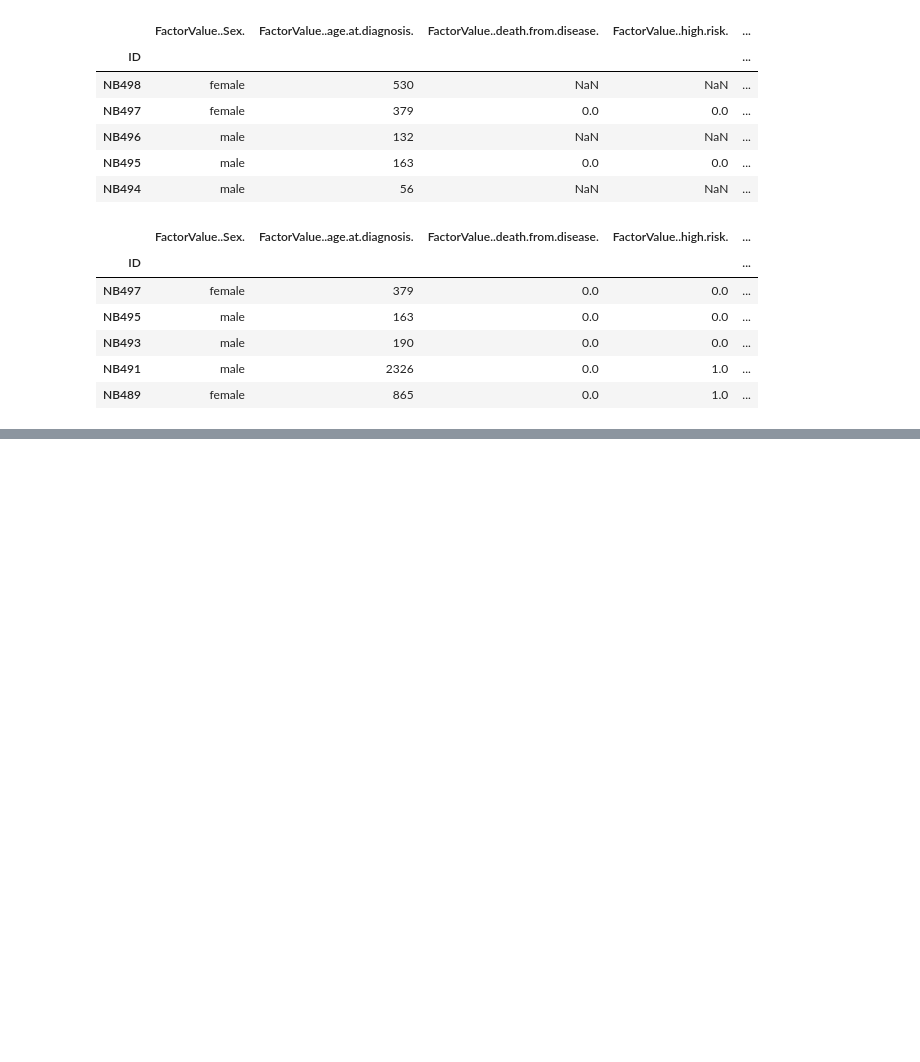
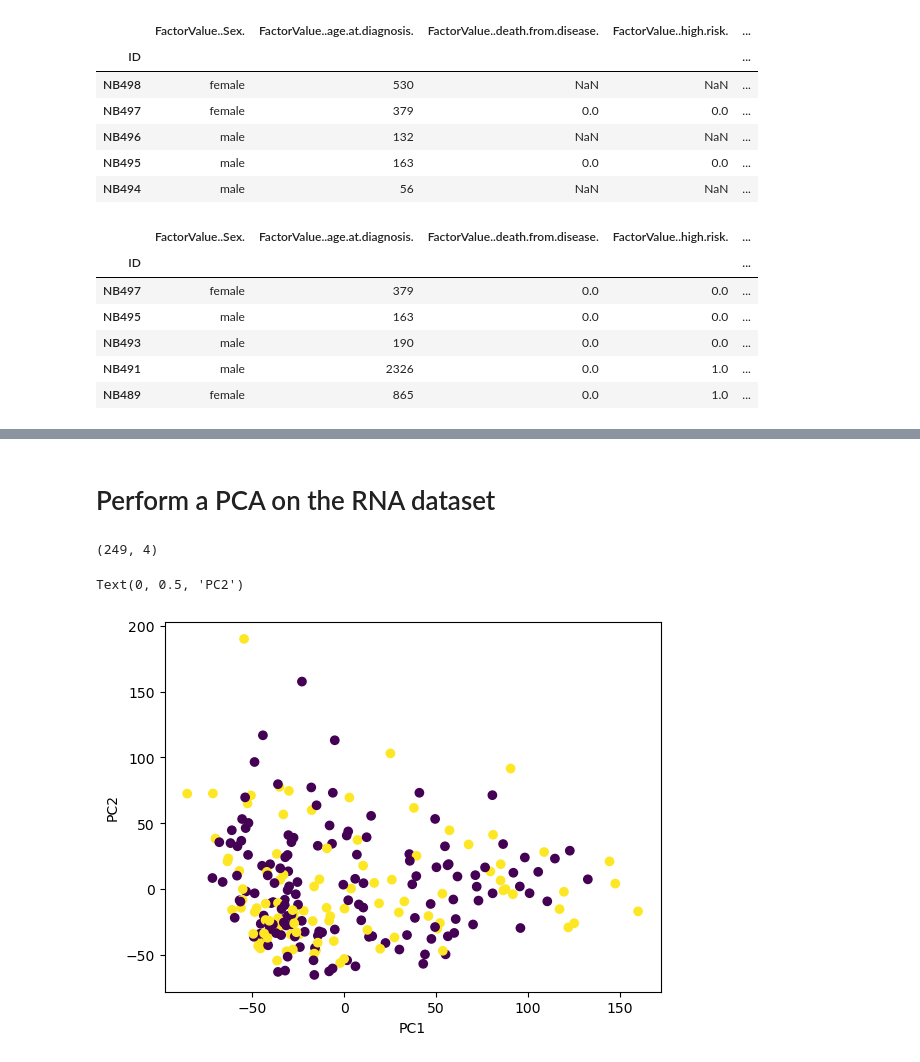
Before and after one commit to ReubenKumar/Neuroblastoma_Data_Analysis, a Jupyter notebook: Neuroblastoma_ML_Model.ipynb, the cells around one changed output, grey strips where cells are left out. Drawn from its saved outputs; the diff is of its cells as text; code cells hidden in the pictures; blank space fills up the shorter version.

```diff
--- a/Neuroblastoma_ML_Model.ipynb
+++ b/Neuroblastoma_ML_Model.ipynb
@@ -108,0 +155,3 @@ patient_info_known.shape
+# %%
+rna_seq  = rna_seq[rna_seq['FactorValue..death.from.disease.'].notna()]
+rna_seq.head()
@@ -108,0 +166,2 @@ patient_info_known.shape
+# %% [markdown]
+# Perform a PCA on the RNA dataset
@@ -108,0 +170,7 @@ patient_info_known.shape
+# %%
+# standardise the dataset first
+exclude_columns = ["FactorValue..Sex.","FactorValue..age.at.diagnosis.","FactorValue..death.from.disease.","FactorValue..high.risk.","FactorValue..inss.stage.","FactorValue..progression."]
+
+scaler = StandardScaler()
+scaler.fit(rna_seq.drop(columns=exclude_columns))
+scaled_rna = scaler.transform(rna_seq.drop(columns=exclude_columns))
@@ -108,0 +180,21 @@ patient_info_known.shape
+# %%
+pca = PCA(n_components=4)
+# %%
+pca.fit(scaled_rna)
+rna_pca = pca.transform(scaled_rna)
+# %%
+rna_pca.shape
+# %% [output]
+(249, 4)
+# %%
+#plot the pca - colour based on sex
+color_map = {'male': 0, 'female': 1}
+colours = rna_seq['FactorValue..Sex.'].map(color_map)
+
+plt.figure()
+plt.scatter(x = rna_pca[:,0], y = rna_pca[:,1] ,c=colours)
+plt.xlabel('PC1')
+plt.ylabel('PC2')
+# %% [output]
+Text(0, 0.5, 'PC2')
+[figure, added]
```
Also changed, not shown: parts of 58 cells of this notebook.
